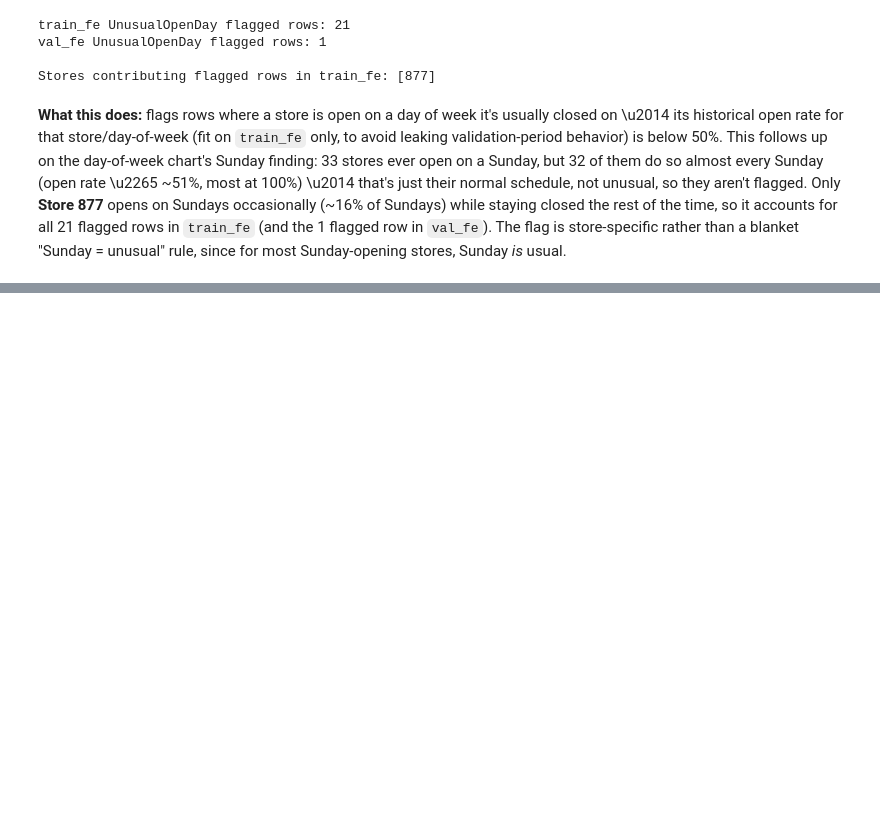
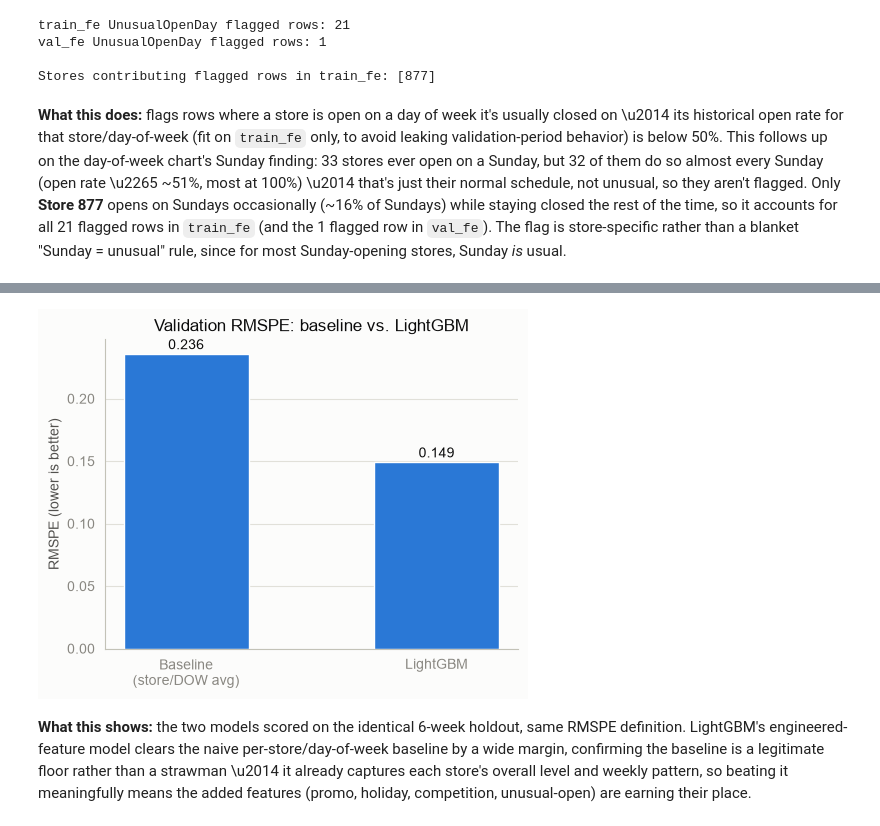
Before and after one commit to india-ehrhardt/rossman-sales-forecasting, a Jupyter notebook: notebooks/01_eda.ipynb, the cells around one changed output, grey strips where cells are left out. Saved outputs shown, nothing was run; the diff lists cells and outputs as text; code cells hidden in the pictures; blank space fills up the shorter version.

```diff
--- a/notebooks/01_eda.ipynb
+++ b/notebooks/01_eda.ipynb
@@ -260,0 +263,6 @@ Stores contributing flagged rows in train_fe: [877]
+# %%
+from model import rmspe, dow_baseline_predict, train_lightgbm, predict_open_rows
+
+baseline_pred = dow_baseline_predict(train_fe, val_fe)
+baseline_rmspe = rmspe(val_fe["Sales"], baseline_pred)
+print(f"Baseline RMSPE: {baseline_rmspe:.4f}")
@@ -260,0 +275,6 @@ Stores contributing flagged rows in train_fe: [877]
+# %%
+model = train_lightgbm(train_fe, val_fe)
+
+lgb_pred = predict_open_rows(model, val_fe)
+lgb_rmspe = rmspe(val_fe["Sales"], lgb_pred)
+print(f"LightGBM RMSPE: {lgb_rmspe:.4f}  (best_iteration={model.best_iteration})")
@@ -260,0 +290,20 @@ Stores contributing flagged rows in train_fe: [877]
+# %%
+import matplotlib.pyplot as plt
+
+results = {"Baseline\n(store/DOW avg)": baseline_rmspe, "LightGBM": lgb_rmspe}
+
+fig, ax = plt.subplots(figsize=(5, 4))
+bars = ax.bar(results.keys(), results.values(), color=BLUE, width=0.5)
+for bar, value in zip(bars, results.values()):
+    ax.text(bar.get_x() + bar.get_width() / 2, value + 0.004, f"{value:.3f}", ha="center", color="#0b0b0b")
+ax.set_title("Validation RMSPE: baseline vs. LightGBM")
+ax.set_ylabel("RMSPE (lower is better)")
+ax.grid(axis="y", linewidth=0.8)
+ax.set_axisbelow(True)
+sns.despine(ax=ax)
+plt.tight_layout()
+plt.show()
+# %% [output]
+[figure, added]
+# %% [markdown]
+**What this shows:** the two models scored on the identical 6-week holdout, same RMSPE definition. LightGBM's engineered-feature model clears the naive per-store/day-of-week baseline by a wide margin, confirming the baseline is a legitimate floor rather than a strawman \u2014 it already captures each store's overall level and weekly pattern, so beating it meaningfully means the added features (promo, holiday, competition, unusual-open) are earning their place.
```
Also changed, not shown: parts of 5 cells of this notebook, 2 other files.
